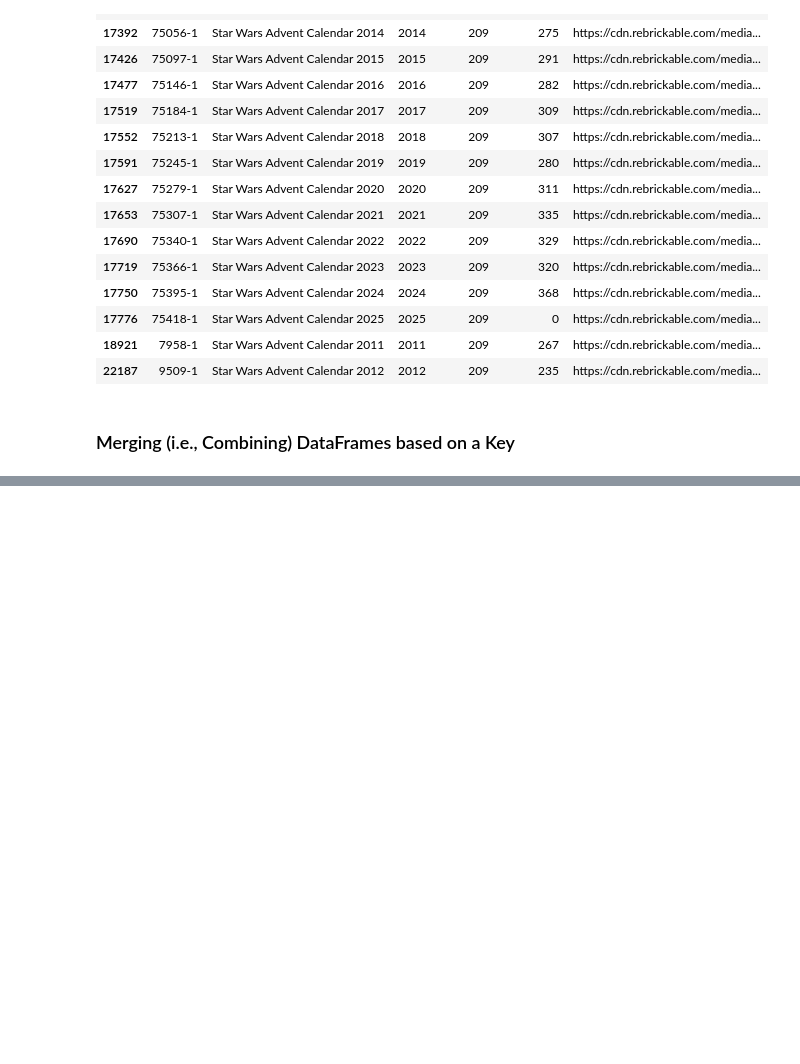
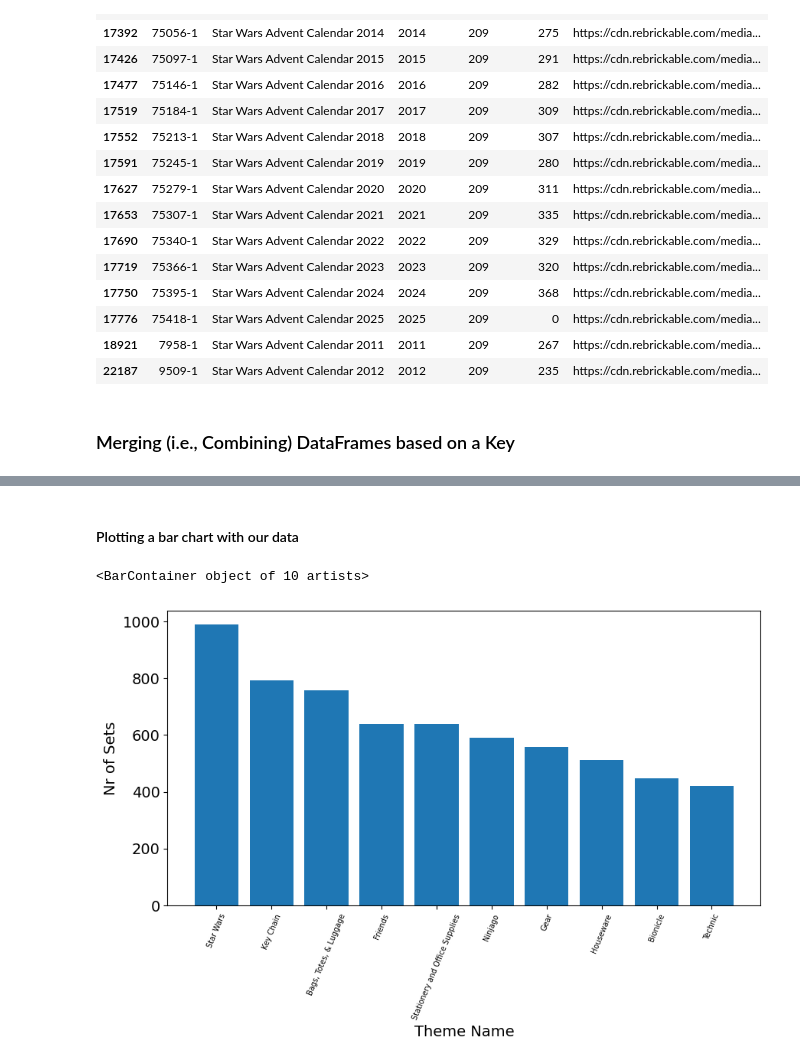
Before and after one commit to AndyRoy04/100DaysOfCode_Python, a Jupyter notebook: Day_74/Lego_Analysis_for_Course_(start).ipynb, the cells around one changed output, grey strips where cells are left out. Drawn from its saved outputs; the diff is of its cells as text; code cells hidden in the pictures; blank space fills up the shorter version.

Commit message:
last update on the bar charts

```diff
--- a/Day_74/Lego_Analysis_for_Course_(start).ipynb
+++ b/Day_74/Lego_Analysis_for_Course_(start).ipynb
@@ -336,3 +336,9 @@ sets[sets['theme_id'] == 209]
 | 22187 | 9509-1 | Star Wars Advent Calendar 2012 | 2012 | 209 | 235 | https://cdn.rebrickable.com/media... |
 # %% [markdown]
 ### Merging (i.e., Combining) DataFrames based on a Key
+# %%
+set_theme_count = pd.DataFrame({
+    'id': set_theme_count.index,
+    'set_count': set_theme_count.values
+})  # changing the column name of all the unnamed columns
+set_theme_count.head()
@@ -338,0 +352,3 @@ sets[sets['theme_id'] == 209]
+# %%
+merge_df = pd.merge(set_theme_count, themes, on='id')
+merge_df[:5].sort_values(by='set_count', ascending=False)
@@ -338,0 +362,14 @@ sets[sets['theme_id'] == 209]
+# %% [markdown]
+#### Plotting a bar chart with our data
+# %%
+# Customizing our chart for the data to be more readable
+plt.figure(figsize=(10,5))
+plt.xticks(fontsize=7, rotation=67.5)
+plt.yticks(fontsize=14)
+plt.ylabel('Nr of Sets', fontsize=14)
+plt.xlabel('Theme Name', fontsize=14)
+
+plt.bar(merge_df['name'][:10], merge_df['set_count'][:10])
+# %% [output]
+<BarContainer object of 10 artists>
+[figure, added]
```
Also changed, not shown: parts of 2 cells of this notebook.
